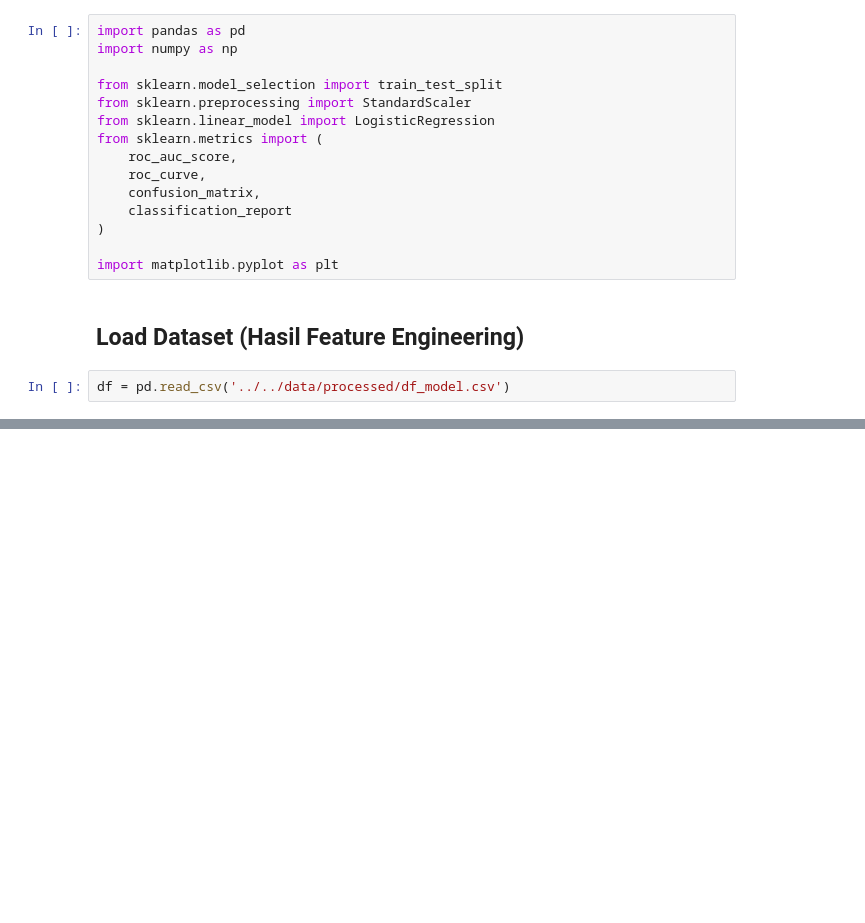
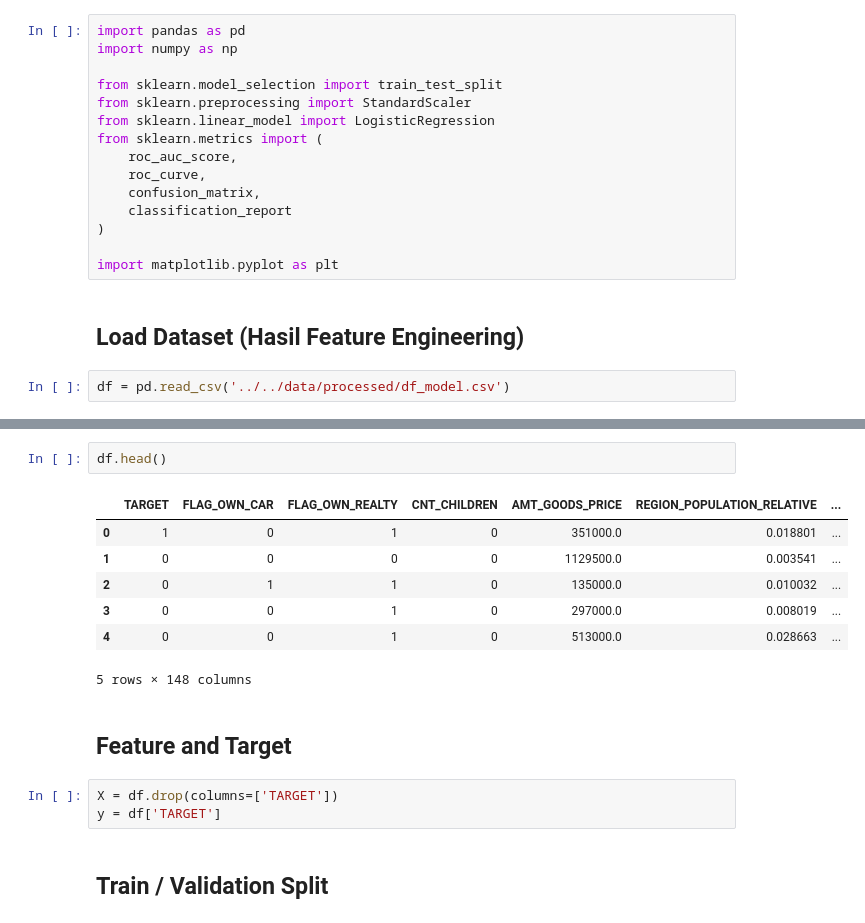
Before and after one commit to ookapratama/ML-Experiments, a Jupyter notebook: home_credit_default_risk/notebooks/03_modelling/03_01_logistic_regression.ipynb, the cells around one changed output, grey strips where cells are left out. Cells and saved outputs as stored; diff of their text form; blank space fills up the shorter version.

```diff
--- a/home_credit_default_risk/notebooks/03_modelling/03_01_logistic_regression.ipynb
+++ b/home_credit_default_risk/notebooks/03_modelling/03_01_logistic_regression.ipynb
@@ -33,0 +34,17 @@ df.shape
+# %%
+df.head()
+# %% [output]
+|  | TARGET | FLAG_OWN_CAR | FLAG_OWN_REALTY | CNT_CHILDREN | AMT_GOODS_PRICE | REGION_POPULATION_RELATIVE | ... |
+| 0 | 1 | 0 | 1 | 0 | 351000.0 | 0.018801 | ... |
+| 1 | 0 | 0 | 0 | 0 | 1129500.0 | 0.003541 | ... |
+| 2 | 0 | 1 | 1 | 0 | 135000.0 | 0.010032 | ... |
+| 3 | 0 | 0 | 1 | 0 | 297000.0 | 0.008019 | ... |
+| 4 | 0 | 0 | 1 | 0 | 513000.0 | 0.028663 | ... |
+5 rows × 148 columns
+# %% [markdown]
+## Feature and Target
+# %%
+X = df.drop(columns=['TARGET'])
+y = df['TARGET']
+# %% [markdown]
+## Train / Validation Split
```
Also changed, not shown: parts of 28 cells of this notebook, 1 other file.
